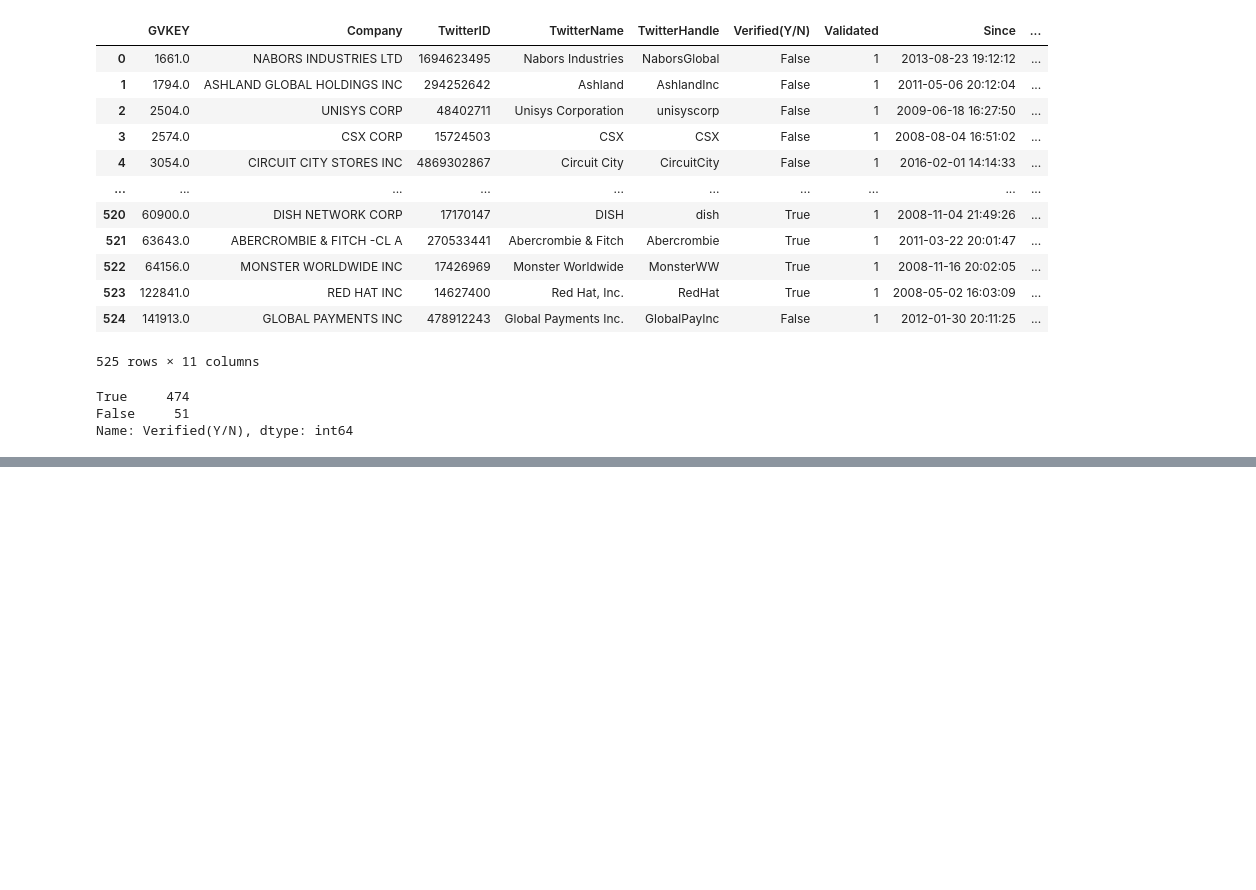
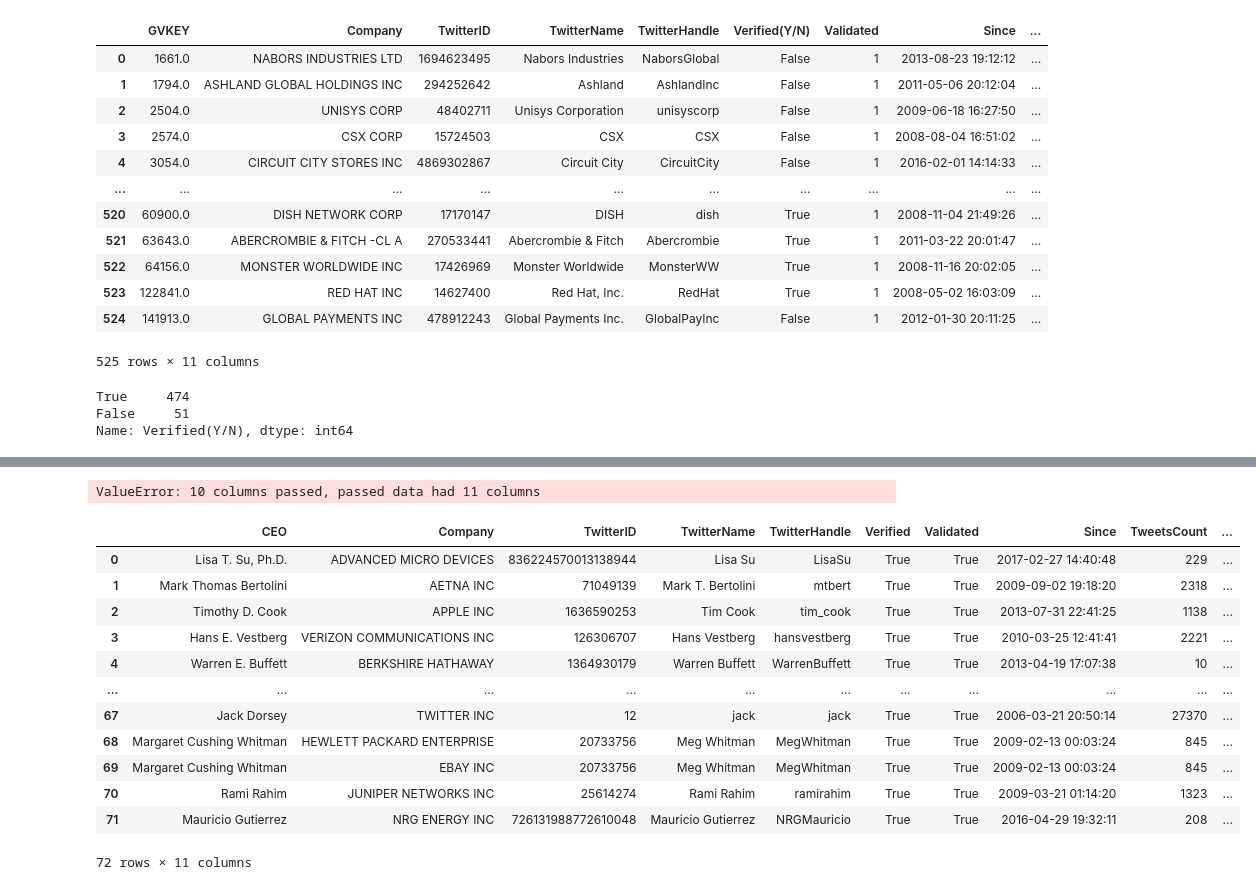
Before and after one commit to skwolvie/ISB-TWITTER_RESEARCH, a Jupyter notebook: code/validator/Finialize_with_descr.ipynb, the cells around one changed output, grey strips where cells are left out. Cells and saved outputs as stored; diff of their text form; code cells hidden in the pictures; blank space fills up the shorter version.

```diff
--- a/code/validator/Finialize_with_descr.ipynb
+++ b/code/validator/Finialize_with_descr.ipynb
@@ -109,0 +112,4 @@ Name: Verified(Y/N), dtype: int64
+# %%
+import pandas as pd
+dff= pd.read_csv(r'D:\OneDrive - Indian School of Business\Projects\Mindset\tweets\TWITTERHANDLESSEARCH\data\final\CEOs_Validated_Handles.csv')
+dff
@@ -109,0 +130,56 @@ Name: Verified(Y/N), dtype: int64
+# %%
+#gvkeys=[]
+ceos=[]
+companies=[]
+names=[]
+ids=[]
+handles=[]
+verified=[]
+validated=[]
+created_ats=[]
+statuses_counts=[]
+followers_counts=[]
+descriptions=[]
+
+
+for i in range(len(dff)):
+    j= dff.iloc[i]['Handle']
+    try:
+        obj=api.get_user(j)
+        #gvkeys.append(dff.iloc[i]['GVKEY'])
+        ceos.append(dff.iloc[i]['CEO'])
+        companies.append(dff.iloc[i]['Company'])
+        names.append(obj.name)
+        ids.append(obj.id)
+        handles.append(j)
+        verified.append(obj.verified)
+        validated.append(dff.iloc[i]['Validated'])
+        created_ats.append(obj.created_at)
+        statuses_counts.append(obj.statuses_count)
+        followers_counts.append(obj.followers_count)
+        descriptions.append(obj.description)
+    except:
+        print('bad user name,', j)
+        pass
+# %% [output]
+ValueError: 10 columns passed, passed data had 11 columns
+# %%
+columns = ['CEO', 'Company', 'TwitterID', 'TwitterName', 'TwitterHandle', 'Verified', 'Validated', 'Since', 'TweetsCount', 'FollowersCount', 'TwitterDescr']
+df = pd.DataFrame(list(zip(ceos,companies,ids,names,handles,verified,validated,created_ats,statuses_counts,followers_counts,descriptions)), columns =columns)
+df.to_csv(r"D:\OneDrive - Indian School of Business\Projects\Mindset\tweets\TWITTERHANDLESSEARCH\data\final\Final_Validated_CEOs_List.csv", index=False)
+# %%
+df
+# %% [output]
+|  | CEO | Company | TwitterID | TwitterName | TwitterHandle | Verified | Validated | Since | TweetsCount | ... |
+| 0 | Lisa T. Su, Ph.D. | ADVANCED MICRO DEVICES | 836224570013138944 | Lisa Su | LisaSu | True | True | 2017-02-27 14:40:48 | 229 | ... |
+| 1 | Mark Thomas Bertolini | AETNA INC | 71049139 | Mark T. Bertolini | mtbert | True | True | 2009-09-02 19:18:20 | 2318 | ... |
+| 2 | Timothy D. Cook | APPLE INC | 1636590253 | Tim Cook | tim_cook | True | True | 2013-07-31 22:41:25 | 1138 | ... |
+| 3 | Hans E. Vestberg | VERIZON COMMUNICATIONS INC | 126306707 | Hans Vestberg | hansvestberg | True | True | 2010-03-25 12:41:41 | 2221 | ... |
+| 4 | Warren E. Buffett | BERKSHIRE HATHAWAY | 1364930179 | Warren Buffett | WarrenBuffett | True | True | 2013-04-19 17:07:38 | 10 | ... |
+| ... | ... | ... | ... | ... | ... | ... | ... | ... | ... | ... |
+| 67 | Jack Dorsey | TWITTER INC | 12 | jack | jack | True | True | 2006-03-21 20:50:14 | 27370 | ... |
+| 68 | Margaret Cushing Whitman | HEWLETT PACKARD ENTERPRISE | 20733756 | Meg Whitman | MegWhitman | True | True | 2009-02-13 00:03:24 | 845 | ... |
+| 69 | Margaret Cushing Whitman | EBAY INC | 20733756 | Meg Whitman | MegWhitman | True | True | 2009-02-13 00:03:24 | 845 | ... |
+| 70 | Rami Rahim | JUNIPER NETWORKS INC | 25614274 | Rami Rahim | ramirahim | True | True | 2009-03-21 01:14:20 | 1323 | ... |
+| 71 | Mauricio Gutierrez | NRG ENERGY INC | 726131988772610048 | Mauricio Gutierrez | NRGMauricio | True | True | 2016-04-29 19:32:11 | 208 | ... |
+72 rows × 11 columns
```
Also changed, not shown: parts of 3 cells of this notebook, 13 other files.
